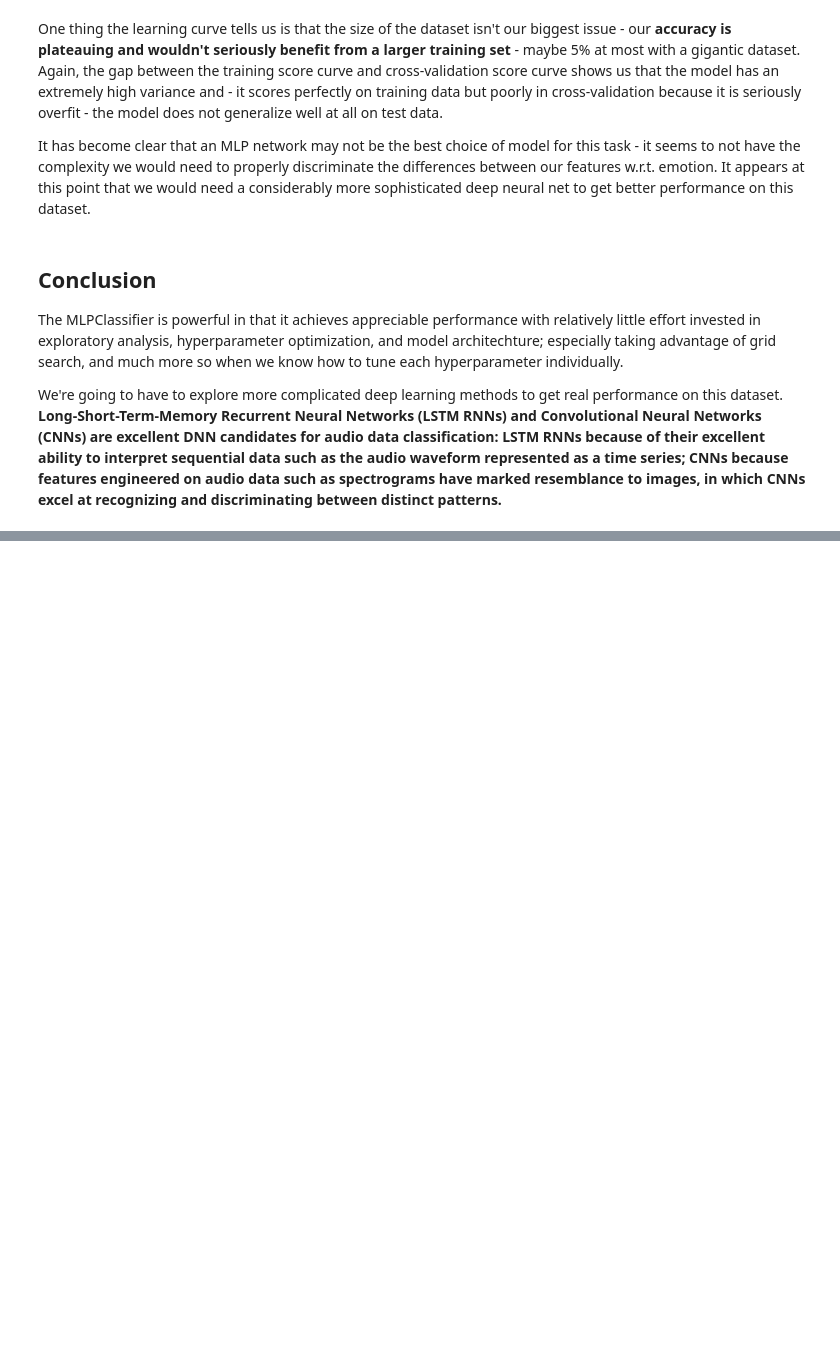
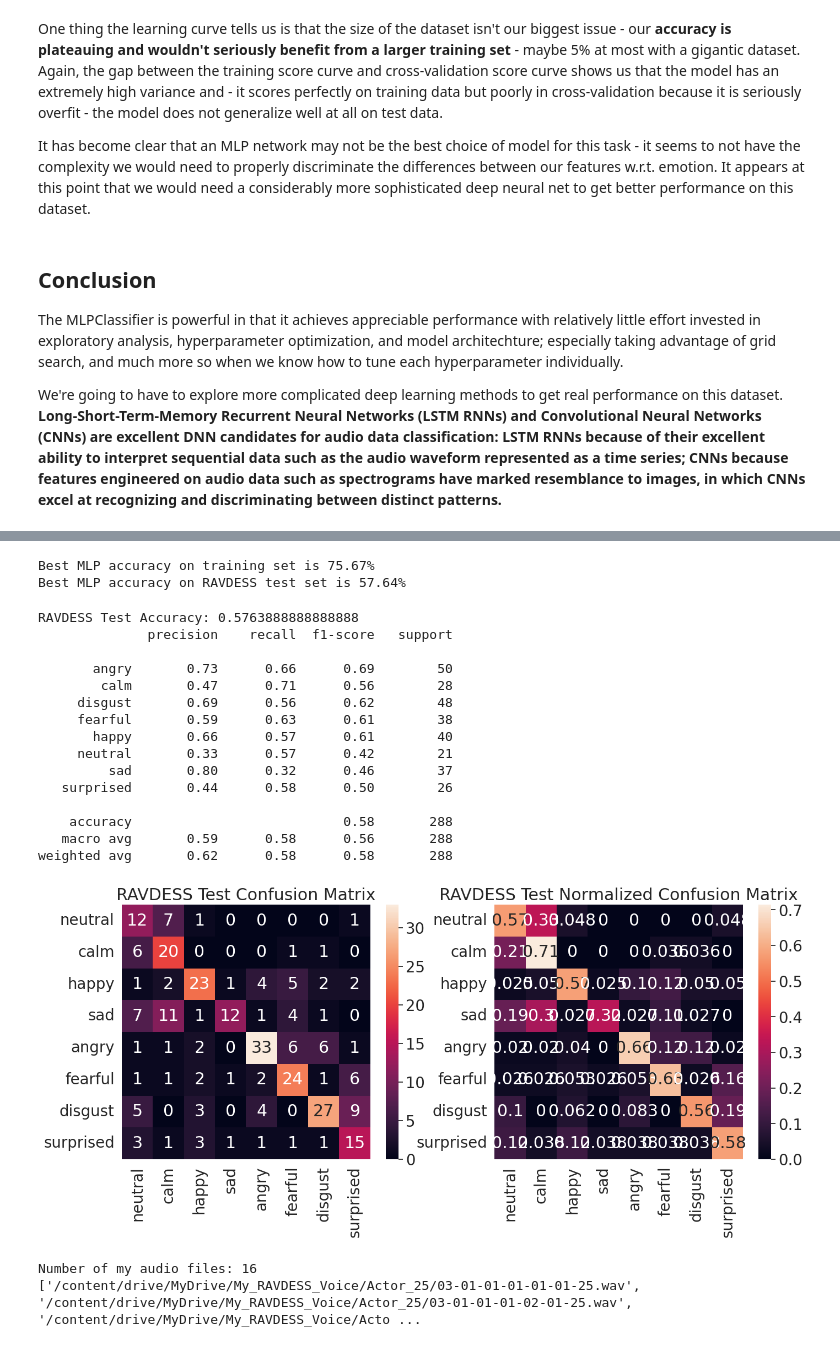
Before and after one commit to Melt123123/Week4-NeuralNetworks, a Jupyter notebook: Week4__Neural_Networks.ipynb, the cells around one changed output, grey strips where cells are left out. Cells and saved outputs as stored; diff of their text form; code cells hidden in the pictures; blank space fills up the shorter version.

```diff
--- a/Week4__Neural_Networks.ipynb
+++ b/Week4__Neural_Networks.ipynb
@@ -783,0 +886,77 @@ We're going to have to explore more complicated deep learning methods to get rea
+# %%
+best_model = MLPClassifier(
+    hidden_layer_sizes=(300,),
+    activation='relu',
+    solver='adam',
+    alpha=0.001,
+    learning_rate='adaptive',
+    max_iter=300,
+    random_state=42
+)
+
+best_model.fit(X_train, y_train)
+
+print(f"Best MLP accuracy on training set is {100*best_model.score(X_train, y_train):.2f}%")
+print(f"Best MLP accuracy on RAVDESS test set is {100*best_model.score(X_test, y_test):.2f}%")
+# %% [output]
+Best MLP accuracy on training set is 75.67%
+Best MLP accuracy on RAVDESS test set is 57.64%
+# %%
+from sklearn.metrics import confusion_matrix, accuracy_score, classification_report
+import pandas as pd
+import seaborn as sn
+import matplotlib.pyplot as plt
+
+y_pred = best_model.predict(X_test)
+
+print("RAVDESS Test Accuracy:", accuracy_score(y_test, y_pred))
+print(classification_report(y_test, y_pred))
+
+emotion_list = ['neutral','calm','happy','sad','angry','fearful','disgust','surprised']
+
+conf_matrix = confusion_matrix(y_test, y_pred, labels=emotion_list)
+conf_matrix_norm = confusion_matrix(y_test, y_pred, normalize='true', labels=emotion_list)
+
+confmatrix_df = pd.DataFrame(conf_matrix, index=emotion_list, columns=emotion_list)
+confmatrix_df_norm = pd.DataFrame(conf_matrix_norm, index=emotion_list, columns=emotion_list)
+
+plt.figure(figsize=(16,6))
+
+plt.subplot(1,2,1)
+plt.title('RAVDESS Test Confusion Matrix')
+sn.heatmap(confmatrix_df, annot=True, fmt='g')
+
+plt.subplot(1,2,2)
+plt.title('RAVDESS Test Normalized Confusion Matrix')
+sn.heatmap(confmatrix_df_norm, annot=True)
+
+plt.savefig("ravdess_confusion_matrix.png", dpi=300, bbox_inches="tight")
+plt.show()
+# %% [output]
+RAVDESS Test Accuracy: 0.5763888888888888
+              precision    recall  f1-score   support
+
+       angry       0.73      0.66      0.69        50
+        calm       0.47      0.71      0.56        28
+     disgust       0.69      0.56      0.62        48
+     fearful       0.59      0.63      0.61        38
+       happy       0.66      0.57      0.61        40
+     neutral       0.33      0.57      0.42        21
+         sad       0.80      0.32      0.46        37
+   surprised       0.44      0.58      0.50        26
+
+    accuracy                           0.58       288
+   macro avg       0.59      0.58      0.56       288
+weighted avg       0.62      0.58      0.58       288
+[figure, added]
+# %%
+import glob
+import os
+
+my_audio_files = glob.glob("/content/drive/MyDrive/My_RAVDESS_Voice/Actor_25/*.wav")
+
+print("Number of my audio files:", len(my_audio_files))
+print(my_audio_files)
+# %% [output]
+Number of my audio files: 16
+['/content/drive/MyDrive/My_RAVDESS_Voice/Actor_25/03-01-01-01-01-01-25.wav', '/content/drive/MyDrive/My_RAVDESS_Voice/Actor_25/03-01-01-01-02-01-25.wav', '/content/drive/MyDrive/My_RAVDESS_Voice/Acto ...
```
Also changed, not shown: parts of 19 cells of this notebook.
